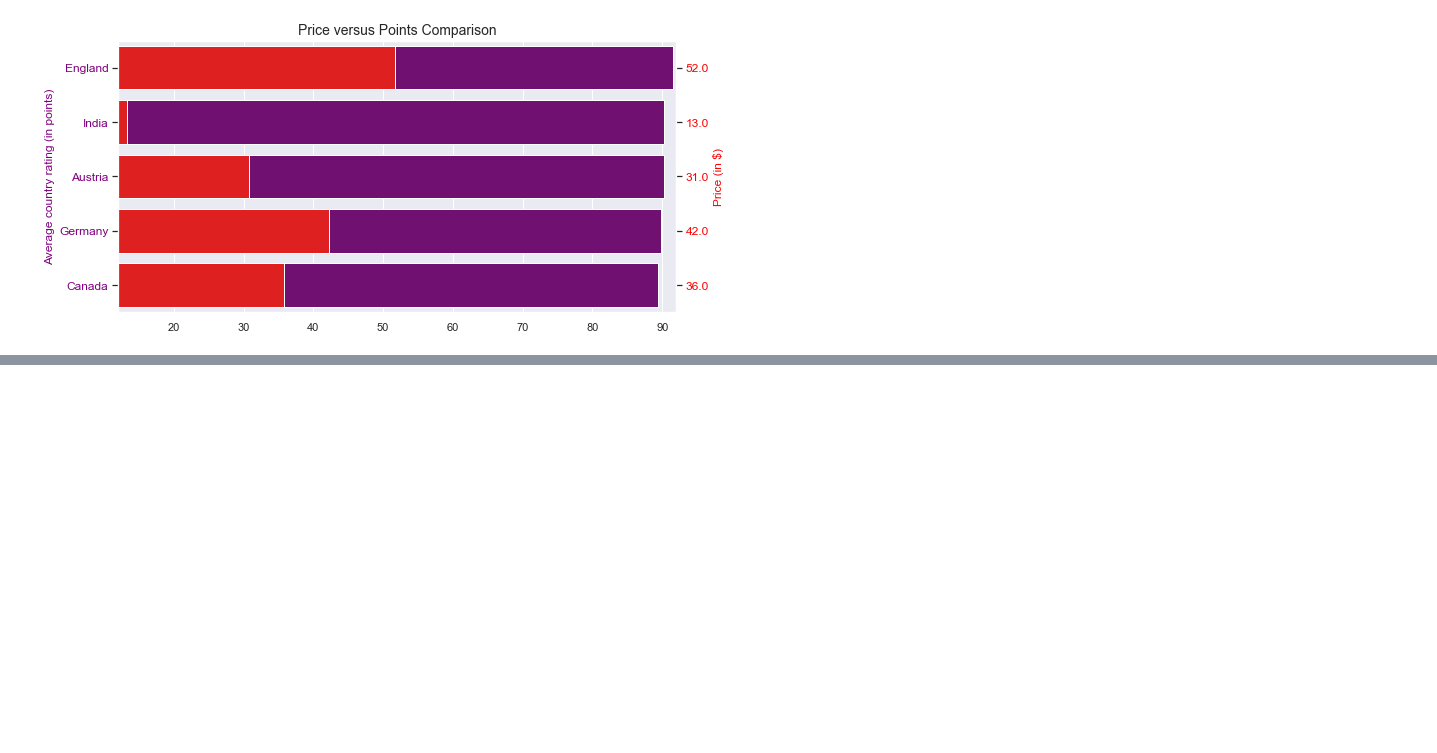
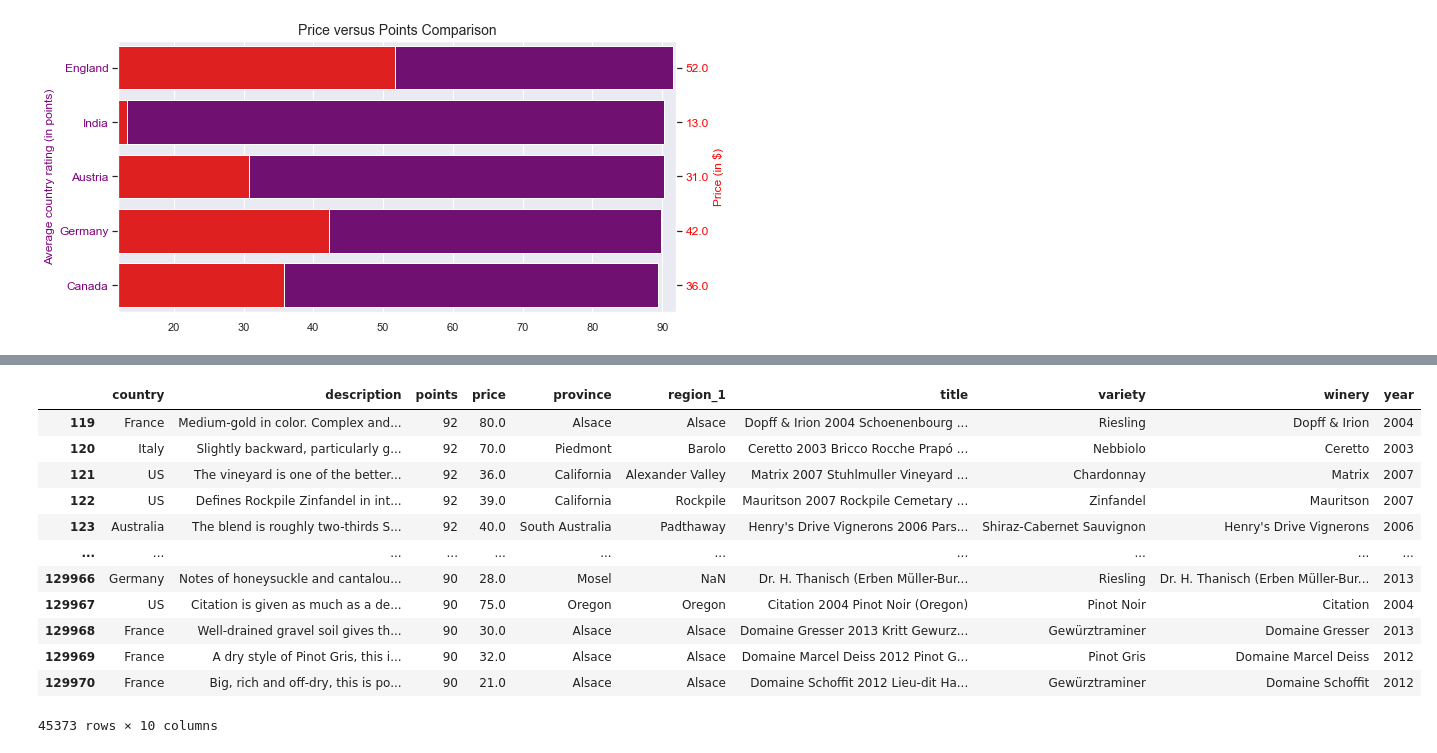
Before and after one commit to Nima-Sayyah/Drink-by-Data, a Jupyter notebook: Drink by Data (NS).ipynb, the cells around one changed output, grey strips where cells are left out. Drawn from its saved outputs; the diff is of its cells as text; code cells hidden in the pictures; blank space fills up the shorter version.

```diff
--- a/Drink by Data (NS).ipynb
+++ b/Drink by Data (NS).ipynb
@@ -389,0 +402,17 @@ It can be seen that **India** has one of the highest average point with the lows
+# %%
+high_scorers = df1[df1['points']>=90]
+high_scorers
+# %% [output]
+|  | country | description | points | price | province | region_1 | title | variety | winery | year |
+| 119 | France | Medium-gold in color. Complex and... | 92 | 80.0 | Alsace | Alsace | Dopff & Irion 2004 Schoenenbourg ... | Riesling | Dopff & Irion | 2004 |
+| 120 | Italy | Slightly backward, particularly g... | 92 | 70.0 | Piedmont | Barolo | Ceretto 2003 Bricco Rocche Prapó ... | Nebbiolo | Ceretto | 2003 |
+| 121 | US | The vineyard is one of the better... | 92 | 36.0 | California | Alexander Valley | Matrix 2007 Stuhlmuller Vineyard ... | Chardonnay | Matrix | 2007 |
+| 122 | US | Defines Rockpile Zinfandel in int... | 92 | 39.0 | California | Rockpile | Mauritson 2007 Rockpile Cemetary ... | Zinfandel | Mauritson | 2007 |
+| 123 | Australia | The blend is roughly two-thirds S... | 92 | 40.0 | South Australia | Padthaway | Henry's Drive Vignerons 2006 Pars... | Shiraz-Cabernet Sauvignon | Henry's Drive Vignerons | 2006 |
+| ... | ... | ... | ... | ... | ... | ... | ... | ... | ... | ... |
+| 129966 | Germany | Notes of honeysuckle and cantalou... | 90 | 28.0 | Mosel | NaN | Dr. H. Thanisch (Erben Müller-Bur... | Riesling | Dr. H. Thanisch (Erben Müller-Bur... | 2013 |
+| 129967 | US | Citation is given as much as a de... | 90 | 75.0 | Oregon | Oregon | Citation 2004 Pinot Noir (Oregon) | Pinot Noir | Citation | 2004 |
+| 129968 | France | Well-drained gravel soil gives th... | 90 | 30.0 | Alsace | Alsace | Domaine Gresser 2013 Kritt Gewurz... | Gewürztraminer | Domaine Gresser | 2013 |
+| 129969 | France | A dry style of Pinot Gris, this i... | 90 | 32.0 | Alsace | Alsace | Domaine Marcel Deiss 2012 Pinot G... | Pinot Gris | Domaine Marcel Deiss | 2012 |
+| 129970 | France | Big, rich and off-dry, this is po... | 90 | 21.0 | Alsace | Alsace | Domaine Schoffit 2012 Lieu-dit Ha... | Gewürztraminer | Domaine Schoffit | 2012 |
+45373 rows × 10 columns
```
Also changed, not shown: parts of 4 cells of this notebook.
